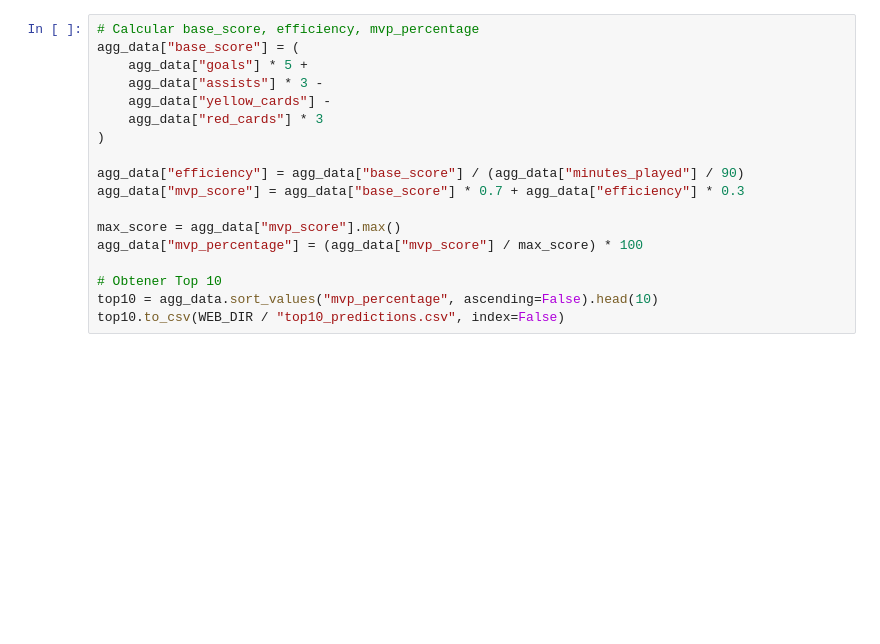
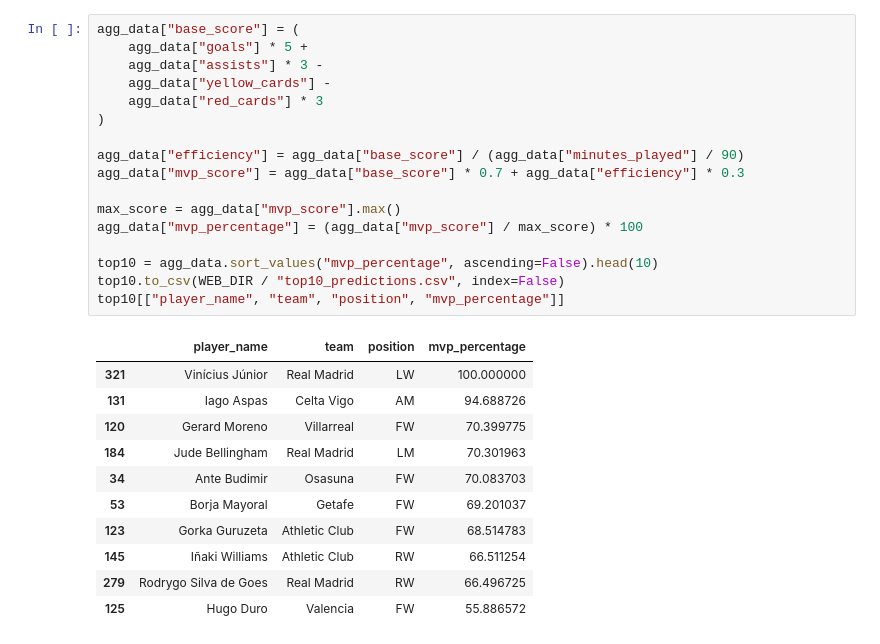
Before and after one commit to jorgefdeez/laliga_mvp_predictor, a Jupyter notebook: machine_learning/machine_learning.ipynb, the cells around one changed output. Saved outputs shown, nothing was run; the diff lists cells and outputs as text; blank space fills up the shorter version.

```diff
--- a/machine_learning/machine_learning.ipynb
+++ b/machine_learning/machine_learning.ipynb
@@ -24,19 +69,30 @@ agg_data = agg_data[agg_data["minutes_played"] > 90].copy()
 # %%
-# Calcular base_score, efficiency, mvp_percentage
 agg_data["base_score"] = (
     agg_data["goals"] * 5 +
     agg_data["assists"] * 3 -
     agg_data["yellow_cards"] -
     agg_data["red_cards"] * 3
 )
 
 agg_data["efficiency"] = agg_data["base_score"] / (agg_data["minutes_played"] / 90)
 agg_data["mvp_score"] = agg_data["base_score"] * 0.7 + agg_data["efficiency"] * 0.3
 
 max_score = agg_data["mvp_score"].max()
 agg_data["mvp_percentage"] = (agg_data["mvp_score"] / max_score) * 100
 
-# Obtener Top 10
 top10 = agg_data.sort_values("mvp_percentage", ascending=False).head(10)
 top10.to_csv(WEB_DIR / "top10_predictions.csv", index=False)
+top10[["player_name", "team", "position", "mvp_percentage"]]
+# %% [output]
+|  | player_name | team | position | mvp_percentage |
+| 321 | Vinícius Júnior | Real Madrid | LW | 100.000000 |
+| 131 | Iago Aspas | Celta Vigo | AM | 94.688726 |
+| 120 | Gerard Moreno | Villarreal | FW | 70.399775 |
+| 184 | Jude Bellingham | Real Madrid | LM | 70.301963 |
+| 34 | Ante Budimir | Osasuna | FW | 70.083703 |
+| 53 | Borja Mayoral | Getafe | FW | 69.201037 |
+| 123 | Gorka Guruzeta | Athletic Club | FW | 68.514783 |
+| 145 | Iñaki Williams | Athletic Club | RW | 66.511254 |
+| 279 | Rodrygo Silva de Goes | Real Madrid | RW | 66.496725 |
+| 125 | Hugo Duro | Valencia | FW | 55.886572 |
 # %%
```
Also changed, not shown: parts of 3 cells of this notebook, 4 other files.
